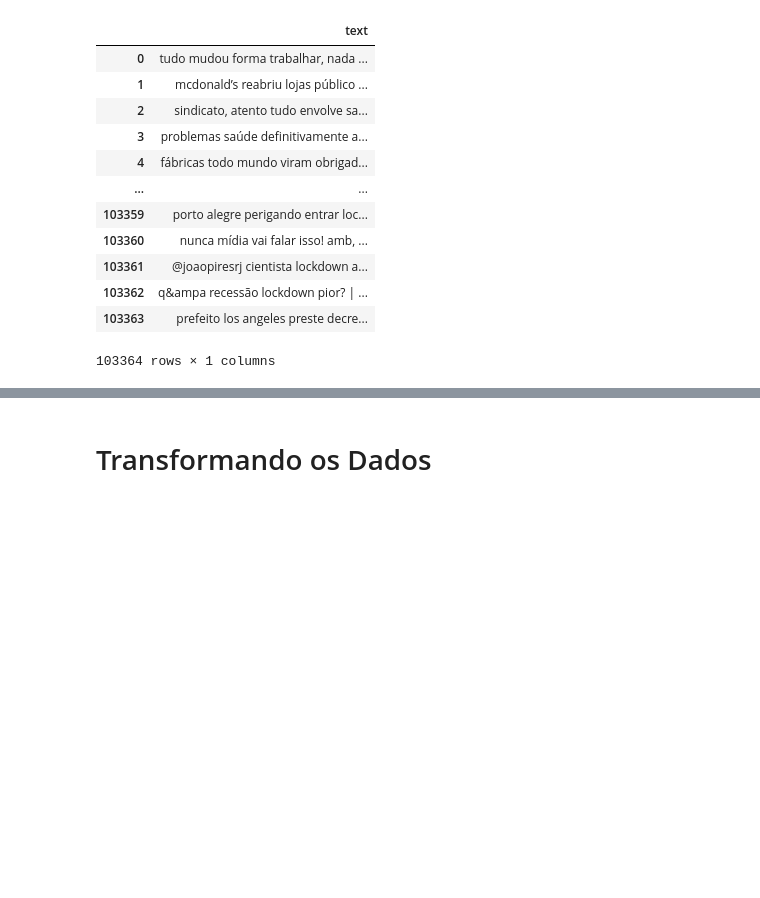
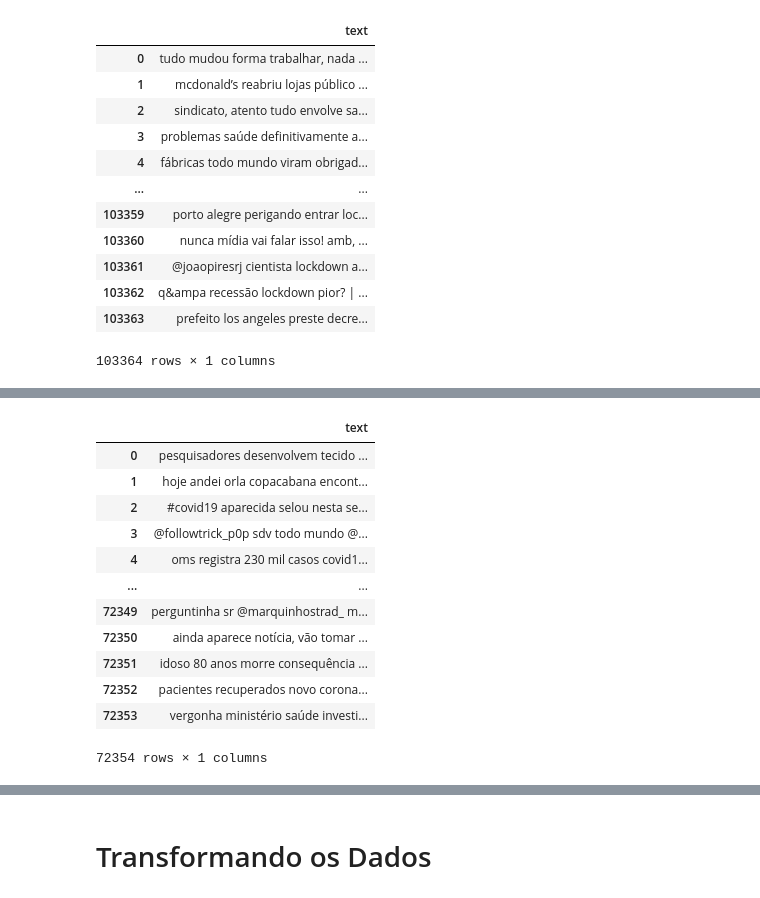
Before and after one commit to italolima04/monitoria-probabilidade-estatistica, a Jupyter notebook: Pesquisa-PID/Implementação-Algoritmos/Apresentação_PID_Implementação.ipynb, the cells around one changed output, grey strips where cells are left out. Cells and saved outputs as stored; diff of their text form; code cells hidden in the pictures; blank space fills up the shorter version.

```diff
--- a/Pesquisa-PID/Implementação-Algoritmos/Apresentação_PID_Implementação.ipynb
+++ b/Pesquisa-PID/Implementação-Algoritmos/Apresentação_PID_Implementação.ipynb
@@ -129,9 +129,20 @@ Name: text, dtype: object
 **Devido ao fato de os dados serem proveninentes de uma rede social, se faz necessária uma etapa de pré-processamento nos mesmos.**
 # %%
 def Preprocessing_data(instance):
-      instance = re.sub(r"http\S+", "", instance).lower().replace('.', '').replace(';','').replace('-','').replace(':', '').replace(')', '')
+      instance = re.sub(r"http\S+", "", instance).lower().replace('.', '').replace(';','').replace('-','').replace(':', '').replace(')', '').replace('(', '')
       stopwords = set(nltk.corpus.stopwords.words('portuguese'))
       words = [i for i in instance.split() if not i in stopwords]
       return (" ".join(words))
 # %% [markdown]
 **Função que remove links, urls, sinais de pontuação, padroniza os caracteres como minúsculos e remove as stopwords através de um dos módulos da biblioteca NLTK.**
+# %%
+def remove_emoji(string):
+    emoji_pattern = re.compile("["
+                           u"\U0001F600-\U0001F64F"
+                           u"\U0001F300-\U0001F5FF"
+                           u"\U0001F680-\U0001F6FF"
+                           u"\U0001F1E0-\U0001F1FF"
+                           u"\U00002702-\U000027B0"
+                           u"\U000024C2-\U0001F251"
+                           "]+", flags=re.UNICODE)
+    return emoji_pattern.sub(r'', string)
@@ -138,6 +151,8 @@ def Preprocessing_data(instance):
 # %%
 #Aplicando a função na nossa base de dados.
 X = [Preprocessing_data(i) for i in X]
+# %%
+X = [remove_emoji(i) for i in X]
 # %%
 #Visualizando novamente as 15 primeiras linhas, agora após o pré-processamento.
 X[:15]
@@ -179,0 +222,21 @@ data_text
+# %%
+train_data = pd.DataFrame()
+test_data = pd.DataFrame()
+train_data['text'] = data_text['text'][:72354]
+test_data['text'] = data_text['text'][72354:]
+# %%
+train_data
+# %% [output]
+|  | text |
+| 0 | pesquisadores desenvolvem tecido ... |
+| 1 | hoje andei orla copacabana encont... |
+| 2 | #covid19 aparecida selou nesta se... |
+| 3 | @followtrick_p0p sdv todo mundo @... |
+| 4 | oms registra 230 mil casos covid1... |
+| ... | ... |
+| 72349 | perguntinha sr @marquinhostrad_ m... |
+| 72350 | ainda aparece notícia, vão tomar ... |
+| 72351 | idoso 80 anos morre consequência ... |
+| 72352 | pacientes recuperados novo corona... |
+| 72353 | vergonha ministério saúde investi... |
+72354 rows × 1 columns
```
Also changed, not shown: parts of 66 cells of this notebook.
